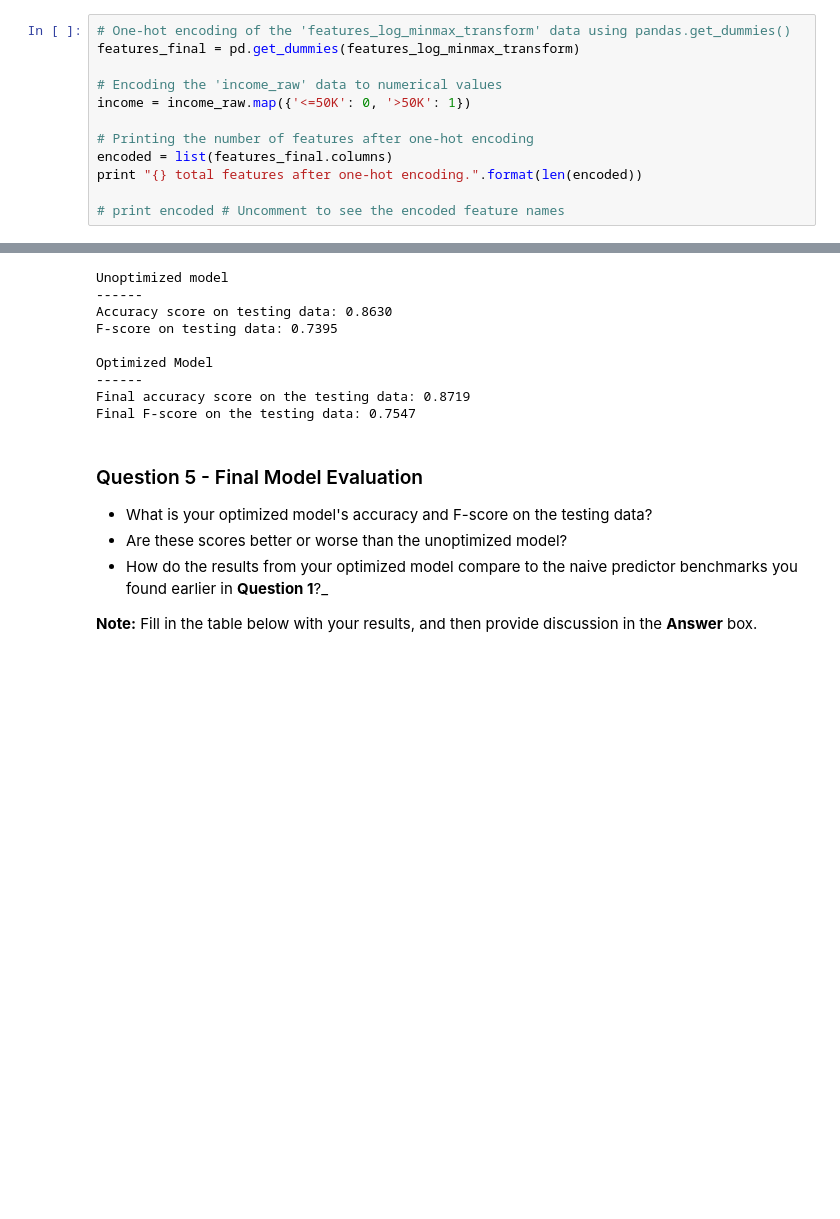
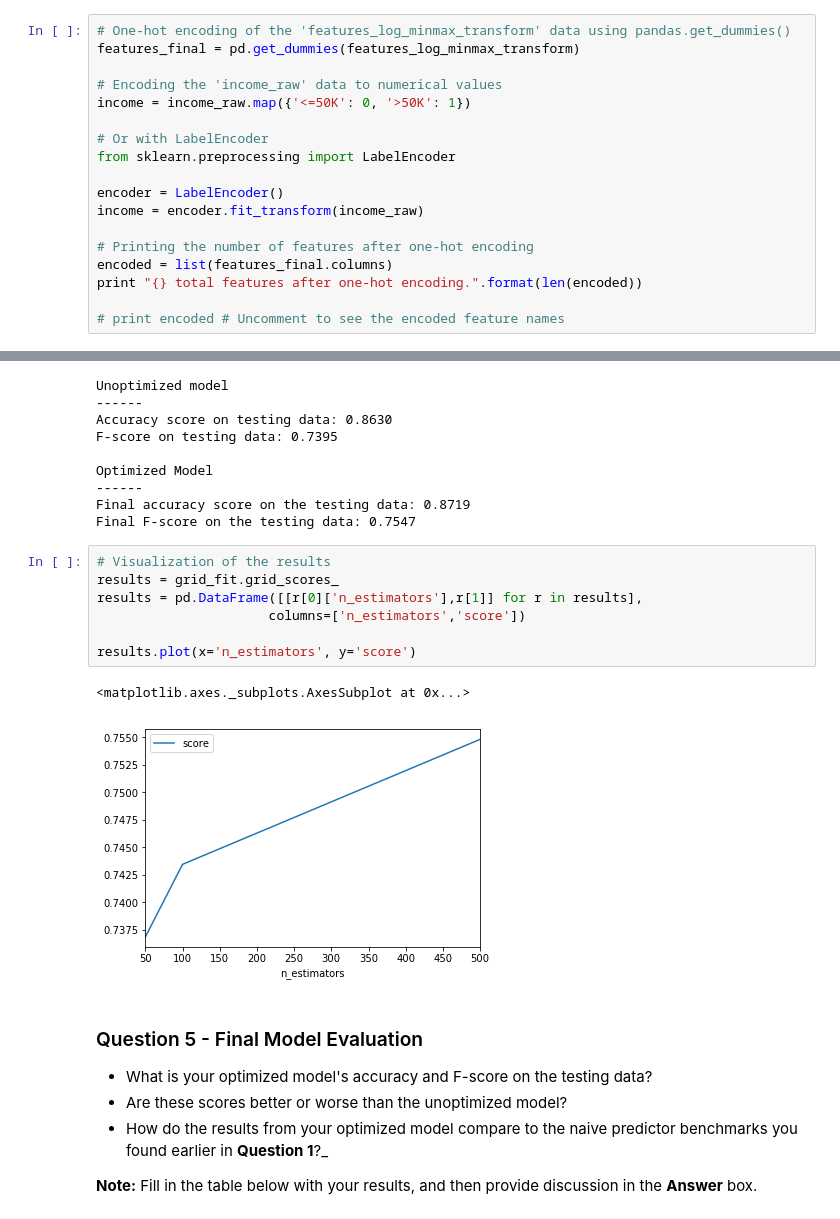
Before and after one commit to Selim78/machine-learning, a Jupyter notebook: projects/finding_donors/finding_donors.ipynb, the cells around one changed output, grey strips where cells are left out. Cells and saved outputs as stored; diff of their text form; blank space fills up the shorter version.

```diff
--- a/projects/finding_donors/finding_donors.ipynb
+++ b/projects/finding_donors/finding_donors.ipynb
@@ -163,6 +166,12 @@ features_final = pd.get_dummies(features_log_minmax_transform)
 # Encoding the 'income_raw' data to numerical values
 income = income_raw.map({'<=50K': 0, '>50K': 1})
 
+# Or with LabelEncoder
+from sklearn.preprocessing import LabelEncoder
+
+encoder = LabelEncoder()
+income = encoder.fit_transform(income_raw)
+
 # Printing the number of features after one-hot encoding
 encoded = list(features_final.columns)
 print "{} total features after one-hot encoding.".format(len(encoded))
@@ -498,6 +515,16 @@ Optimized Model
 ------
 Final accuracy score on the testing data: 0.8719
 Final F-score on the testing data: 0.7547
+# %%
+# Visualization of the results
+results = grid_fit.grid_scores_
+results = pd.DataFrame([[r[0]['n_estimators'],r[1]] for r in results],
+                      columns=['n_estimators','score'])
+
+results.plot(x='n_estimators', y='score')
+# %% [output]
+<matplotlib.axes._subplots.AxesSubplot at 0x...>
+[figure, added]
 # %% [markdown]
 ### Question 5 - Final Model Evaluation
 
```
Also changed, not shown: parts of 5 cells of this notebook, 1 other file.
